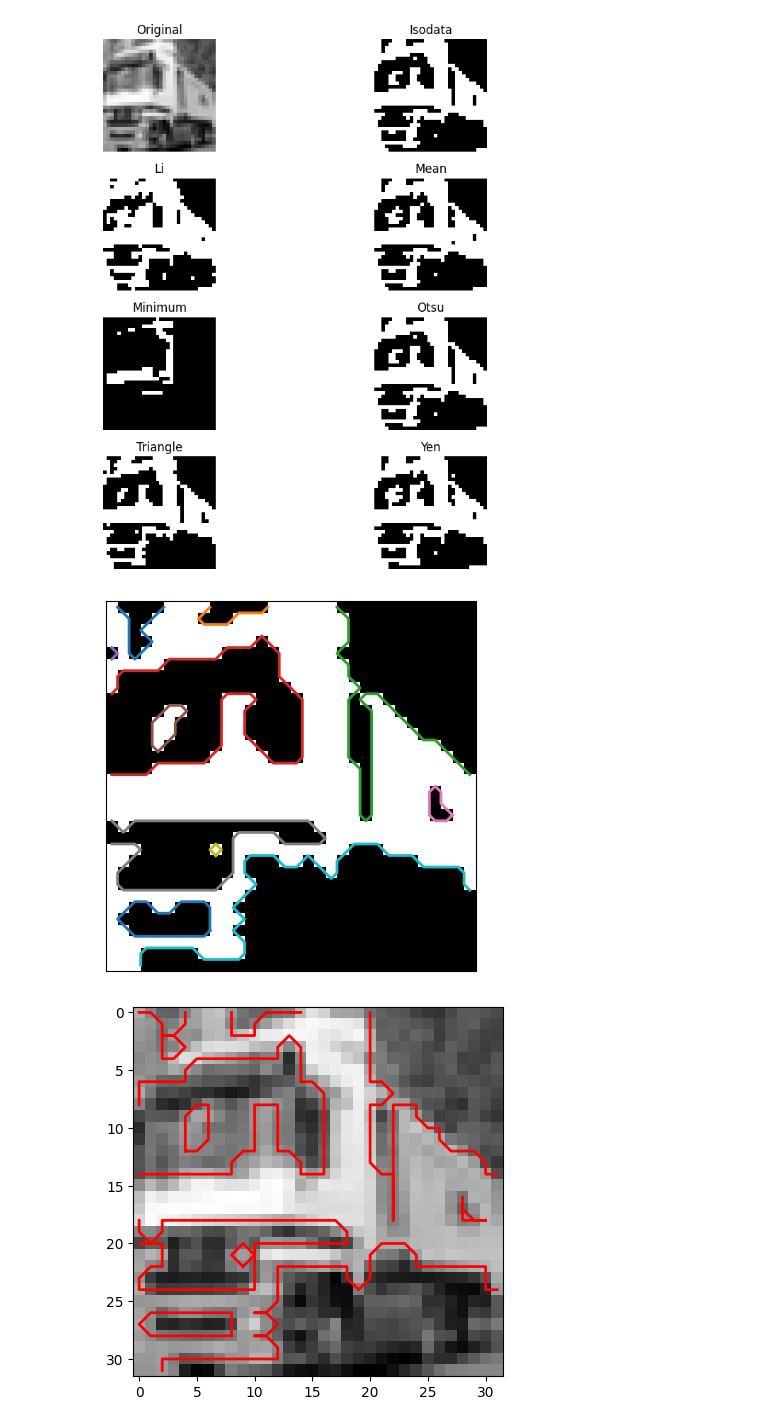
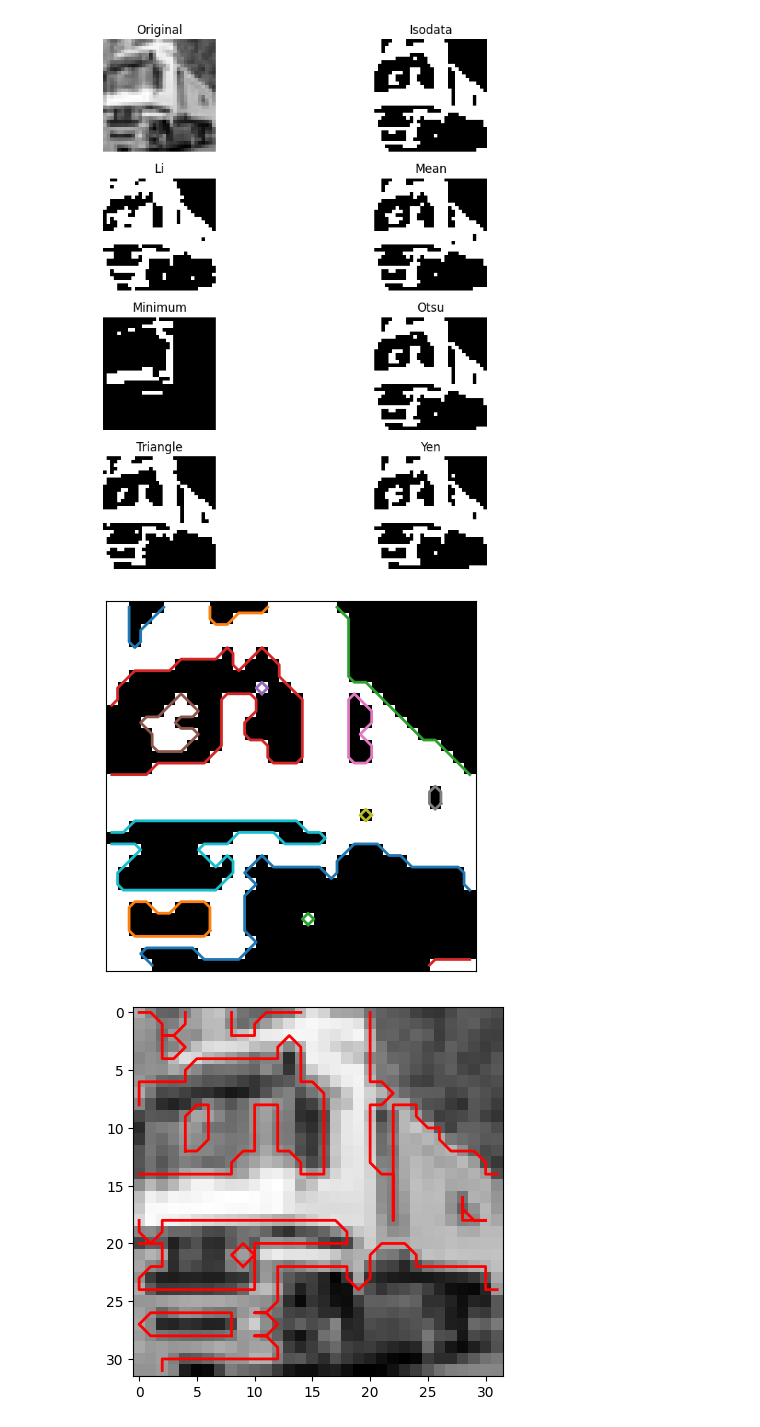
Before and after one commit to MrEwdew/DeepLearning25, a Jupyter notebook: week_1/CIFAR10-ShallowLearning.ipynb, the cells around one changed output. Cells and saved outputs as stored; diff of their text form; code cells hidden in the pictures.

```diff
--- a/week_1/CIFAR10-ShallowLearning.ipynb
+++ b/week_1/CIFAR10-ShallowLearning.ipynb
@@ -165,24 +155,24 @@ plt.show()
 [figure]
 # %%
 image = rgb2gray(X_train[1])
-thresh = ski.filters.threshold_triangle(image)
+thresh = ski.filters.threshold_mean(image)
 binary = image > thresh
 
 contours = measure.find_contours(binary, 0.5)
 
 # Display the image and plot all contours found
 fig2, ax2 = plt.subplots()
 ax2.imshow(binary, cmap=plt.cm.gray)
 
 for contour in contours:
     ax2.plot(contour[:, 1], contour[:, 0], linewidth=2)
 
 ax2.axis('image')
 ax2.set_xticks([])
 ax2.set_yticks([])
 plt.show()
 # %% [output]
-[figure, old version]
+[figure, new version]
 # %%
 from shapely.geometry.polygon import LinearRing, Polygon
 
```
Also changed, not shown: parts of 7 cells of this notebook.
